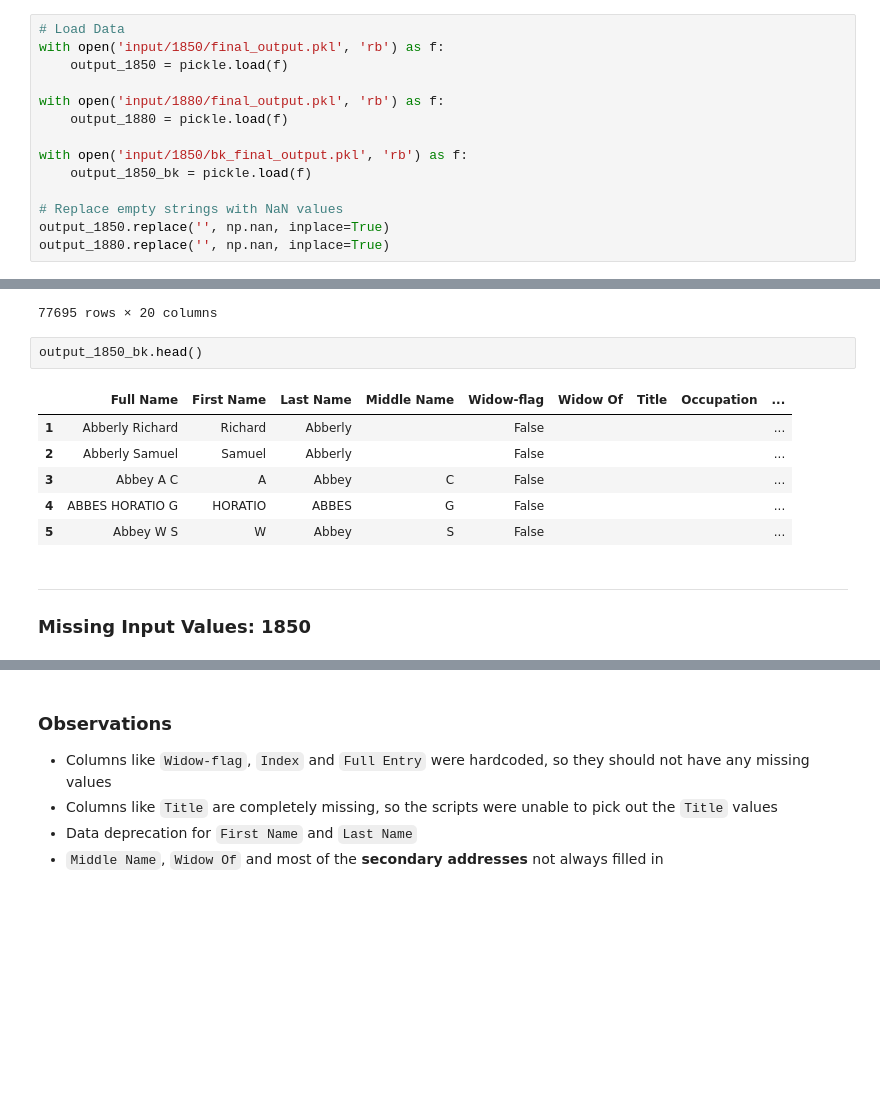
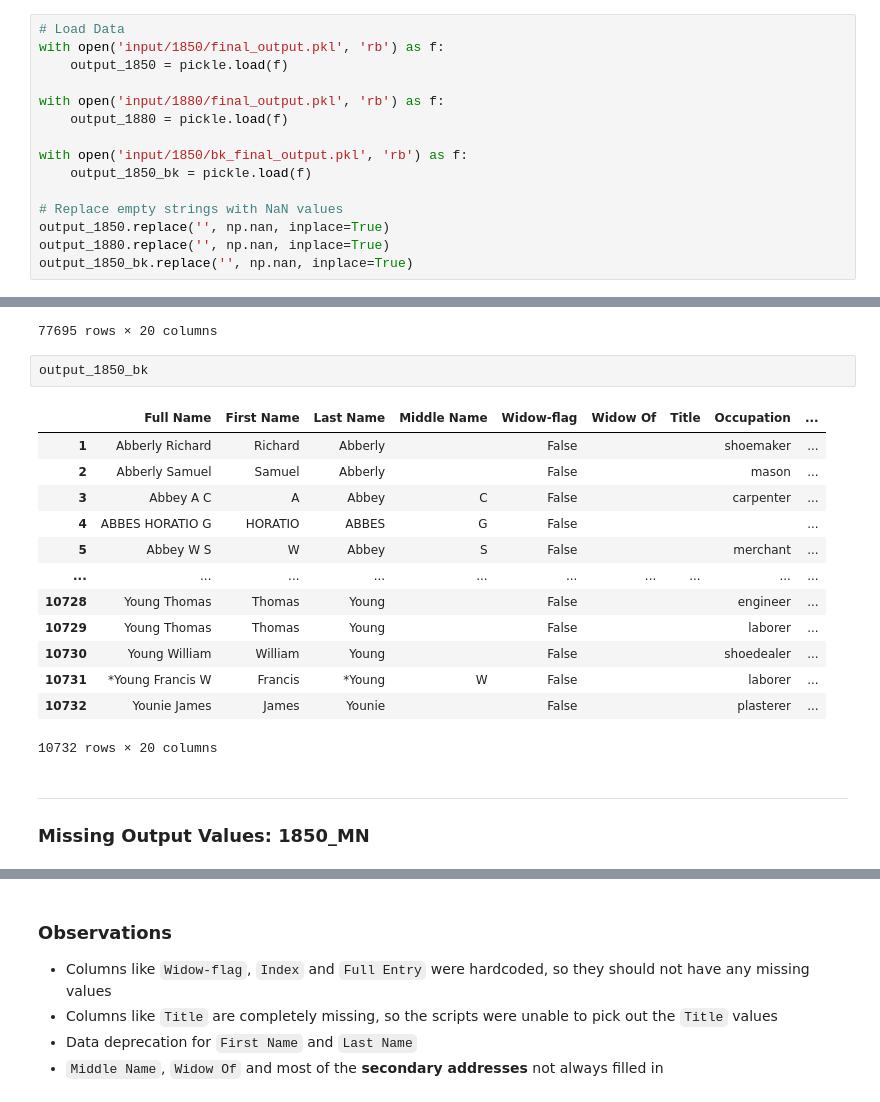
Before and after one commit to CenterForSpatialResearch/hnyc_cd_processing, a Jupyter notebook: EDA.ipynb, the cells around one changed output, grey strips where cells are left out. Drawn from its saved outputs; the diff is of its cells as text; blank space fills up the shorter version.

```diff
--- a/EDA.ipynb
+++ b/EDA.ipynb
@@ -26,6 +26,7 @@ with open('input/1850/bk_final_output.pkl', 'rb') as f:
 # Replace empty strings with NaN values
 output_1850.replace('', np.nan, inplace=True)
 output_1880.replace('', np.nan, inplace=True)
+output_1850_bk.replace('', np.nan, inplace=True)
 # %%
 output_1880
 # %% [output]
@@ -59,18 +60,25 @@ output_1850
 | 77695 | Yveli’n H. & Son | NaN | NaN | NaN | False | NaN | NaN | fruits cook | ... |
 77695 rows × 20 columns
 # %%
-output_1850_bk.head()
+output_1850_bk
 # %% [output]
 |  | Full Name | First Name | Last Name | Middle Name | Widow-flag | Widow Of | Title | Occupation | ... |
-| 1 | Abberly Richard | Richard | Abberly |  | False |  |  |  | ... |
-| 2 | Abberly Samuel | Samuel | Abberly |  | False |  |  |  | ... |
-| 3 | Abbey A C | A | Abbey | C | False |  |  |  | ... |
+| 1 | Abberly Richard | Richard | Abberly |  | False |  |  | shoemaker | ... |
+| 2 | Abberly Samuel | Samuel | Abberly |  | False |  |  | mason | ... |
+| 3 | Abbey A C | A | Abbey | C | False |  |  | carpenter | ... |
 | 4 | ABBES HORATIO G | HORATIO | ABBES | G | False |  |  |  | ... |
-| 5 | Abbey W S | W | Abbey | S | False |  |  |  | ... |
+| 5 | Abbey W S | W | Abbey | S | False |  |  | merchant | ... |
+| ... | ... | ... | ... | ... | ... | ... | ... | ... | ... |
+| 10728 | Young Thomas | Thomas | Young |  | False |  |  | engineer | ... |
+| 10729 | Young Thomas | Thomas | Young |  | False |  |  | laborer | ... |
+| 10730 | Young William | William | Young |  | False |  |  | shoedealer | ... |
+| 10731 | *Young Francis W | Francis | *Young | W | False |  |  | laborer | ... |
+| 10732 | Younie James | James | Younie |  | False |  |  | plasterer | ... |
+10732 rows × 20 columns
 # %% [markdown]
 ***
 
-### Missing Input Values: 1850
+### Missing Output Values: 1850_MN
 # %%
 # Visualize missing values as a matrix
 msno.matrix(output_1850)
```
Also changed, not shown: parts of 17 cells of this notebook, 1 other file.
